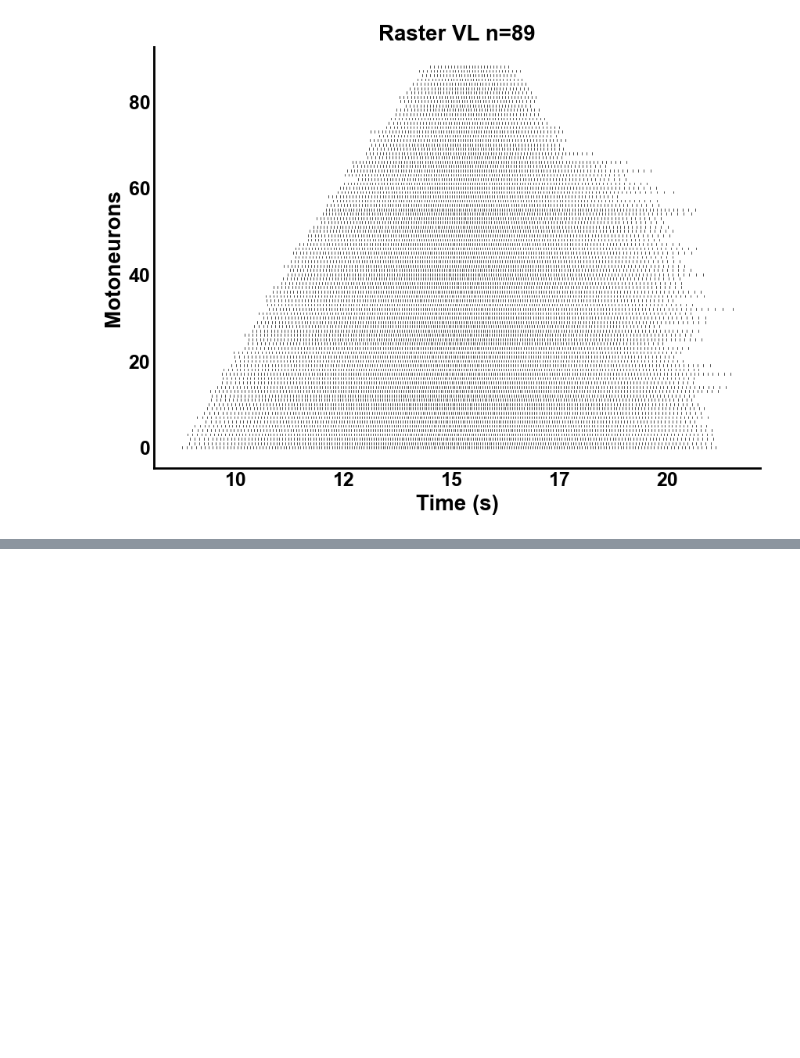
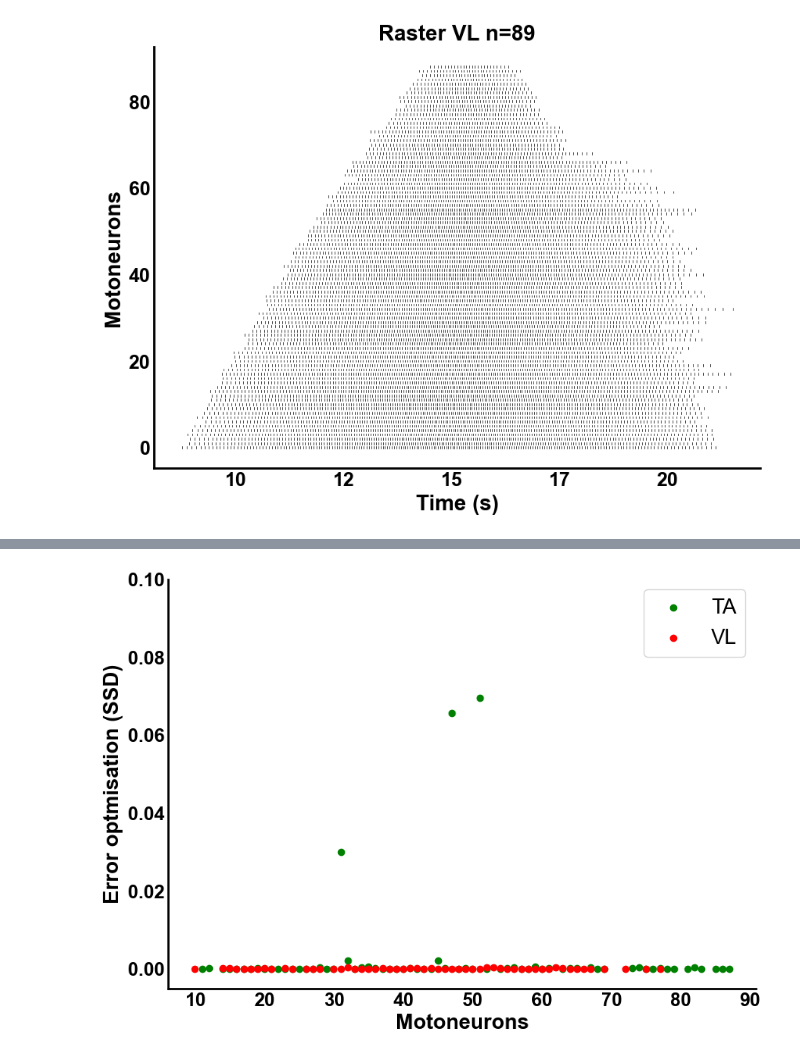
Before and after one commit to natmtc/flexible-motoneuron-control, a Jupyter notebook: Figures.ipynb, the cells around one changed output, grey strips where cells are left out. Saved outputs shown, nothing was run; the diff lists cells and outputs as text; code cells hidden in the pictures; blank space fills up the shorter version.

```diff
--- a/Figures.ipynb
+++ b/Figures.ipynb
@@ -81,0 +151,64 @@ plt.show()
+# %%
+file_path = "/Users/nmt121/Desktop/Repositories/Motoneuron_Model/Data_MN_Model/Data_final/accuracy_optim_TA_6sept.jld2"
+
+with h5py.File(file_path, 'r') as f:
+    s1 = f['sorted_minimum_values'][:]
+
+file_path = "/Users/nmt121/Desktop/Repositories/Motoneuron_Model/Data_MN_Model/Data_final/indices_optim_TA_6sept.jld2"
+
+with h5py.File(file_path, 'r') as f:
+    s11 = f['sorted_neuron_indices'][:]
+
+
+file_path = "/Users/nmt121/Desktop/Repositories/Motoneuron_Model/Data_MN_Model/Data_final/accuracy_optim_VL_7sept.jld2"
+
+with h5py.File(file_path, 'r') as f:
+    s2 = f['sorted_minimum_values'][:]
+
+file_path = "/Users/nmt121/Desktop/Repositories/Motoneuron_Model/Data_MN_Model/Data_final/indices_optim_VL_7sept.jld2"
+
+with h5py.File(file_path, 'r') as f:
+    s22 = f['sorted_neuron_indices'][:]
+
+plt.rcParams['font.family'] = 'Arial'
+
+fig, ax = plt.subplots(figsize=(10, 7))
+
+line_height = 0.5
+line_thickness = 0.5
+
+plt.scatter(s11,s1,c='green')
+plt.scatter(s22,s2,c='red')
+
+# Set axis labels
+ax.set_xlabel("Motoneurons",fontsize=20, fontweight='bold')
+ax.set_ylabel("Error optmisation (SSD)",fontsize=20, fontweight='bold')
+# ax.set_title("",fontsize=20, fontweight='bold')
+
+
+# Hide grid lines
+ax.grid(False)
+
+plt.xticks(fontsize=18, fontweight='bold')
+plt.yticks(fontsize=18, fontweight='bold')
+plt.ylim([-0.005,0.1])
+# Remove all spines
+sns.despine()  # Removes all spines except the bottom and left (optional, modify as needed)
+
+ax.tick_params(axis='both', length=0)
+
+# Save the figure in high quality
+ax = plt.gca()  # Get current axis
+ax.spines['bottom'].set_linewidth(2)  # Make bottom axis thicker
+ax.spines['left'].set_linewidth(2)
+
+plt.legend(['TA','VL'],fontsize=20)
+# Show the plot
+plt.savefig('/Users/nmt121/Desktop/figures/Error_Optim_scatter.png', dpi=300, bbox_inches='tight')
+
+
+
+# Show the plot
+plt.show()
+# %% [output]
+[figure, added]
```
Also changed, not shown: parts of 8 cells of this notebook, 2 other files.
